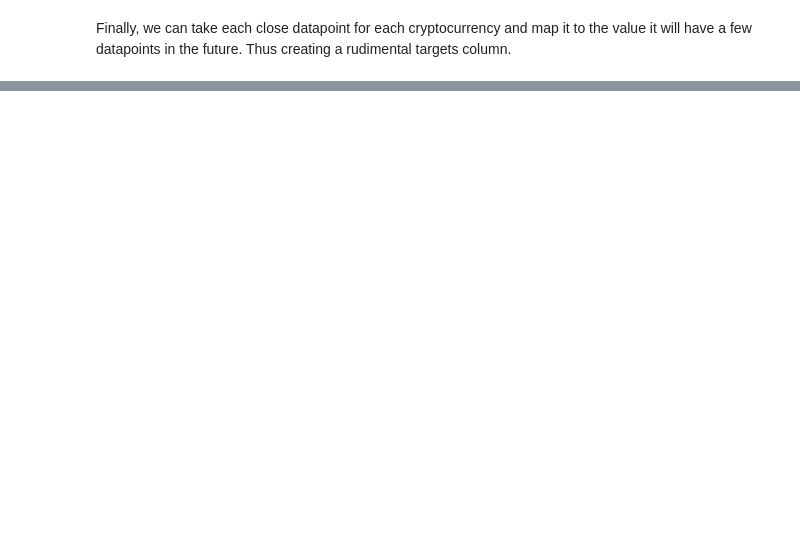
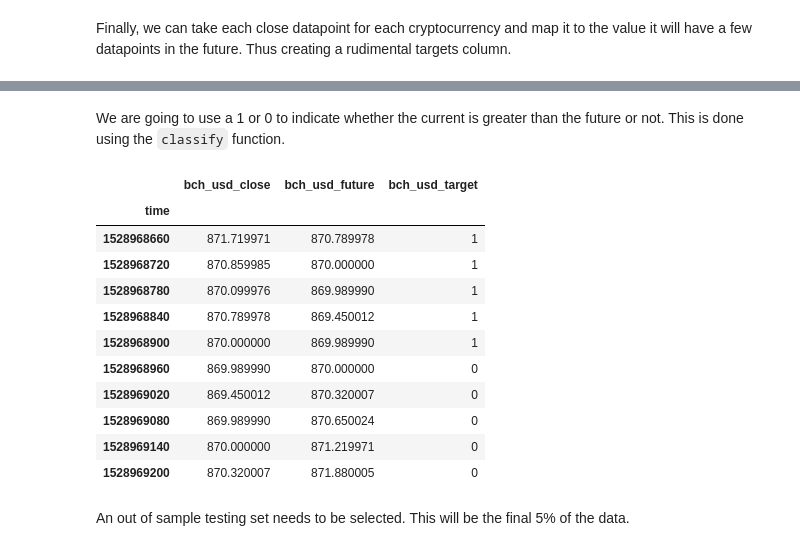
Before and after one commit to RajatRasal/Crypto_RNN, a Jupyter notebook: RNN_time_series.ipynb, the cells around one changed output, grey strips where cells are left out. Cells and saved outputs as stored; diff of their text form; code cells hidden in the pictures; blank space fills up the shorter version.

```diff
--- a/RNN_time_series.ipynb
+++ b/RNN_time_series.ipynb
@@ -84,8 +105,8 @@ import numpy as np
 close_cols = [ratio for ratio in ratios]
 ratio_to_predict = close_cols[0]
 r = f"{ratio_to_predict}_future"
-main_df[r] = main_df[f"{ratio_to_predict}_close"].shift(-3).head()
-main_df
+main_df[r] = main_df[f"{ratio_to_predict}_close"].shift(-3)
+main_df.head()
 # %% [output]
 |  | bch_usd_close | bch_usd_volume | btc_usd_close | btc_usd_volume | eth_usd_close | eth_usd_volume | ... |
 | time |  |  |  |  |  |  | ... |
@@ -166,0 +118,23 @@ merge = tf.summary.merge_all()
+# %% [markdown]
+We are going to use a 1 or 0 to indicate whether the current is greater than the future or not. This is done using the `classify` function.
+# %%
+classify = lambda current, future : int(float(current) > float(future))
+# %%
+t = f"{ratio_to_predict}_target"
+main_df[t] = list(map(classify, main_df[f"{ratio_to_predict}_close"], main_df[r]))
+main_df[[f"{ratio_to_predict}_close", r, t]].head(10)
+# %% [output]
+|  | bch_usd_close | bch_usd_future | bch_usd_target |
+| time |  |  |  |
+| 1528968660 | 871.719971 | 870.789978 | 1 |
+| 1528968720 | 870.859985 | 870.000000 | 1 |
+| 1528968780 | 870.099976 | 869.989990 | 1 |
+| 1528968840 | 870.789978 | 869.450012 | 1 |
+| 1528968900 | 870.000000 | 869.989990 | 1 |
+| 1528968960 | 869.989990 | 870.000000 | 0 |
+| 1528969020 | 869.450012 | 870.320007 | 0 |
+| 1528969080 | 869.989990 | 870.650024 | 0 |
+| 1528969140 | 870.000000 | 871.219971 | 0 |
+| 1528969200 | 870.320007 | 871.880005 | 0 |
+# %% [markdown]
+An out of sample testing set needs to be selected. This will be the final 5% of the data.
```
Also changed, not shown: parts of 28 cells of this notebook.
